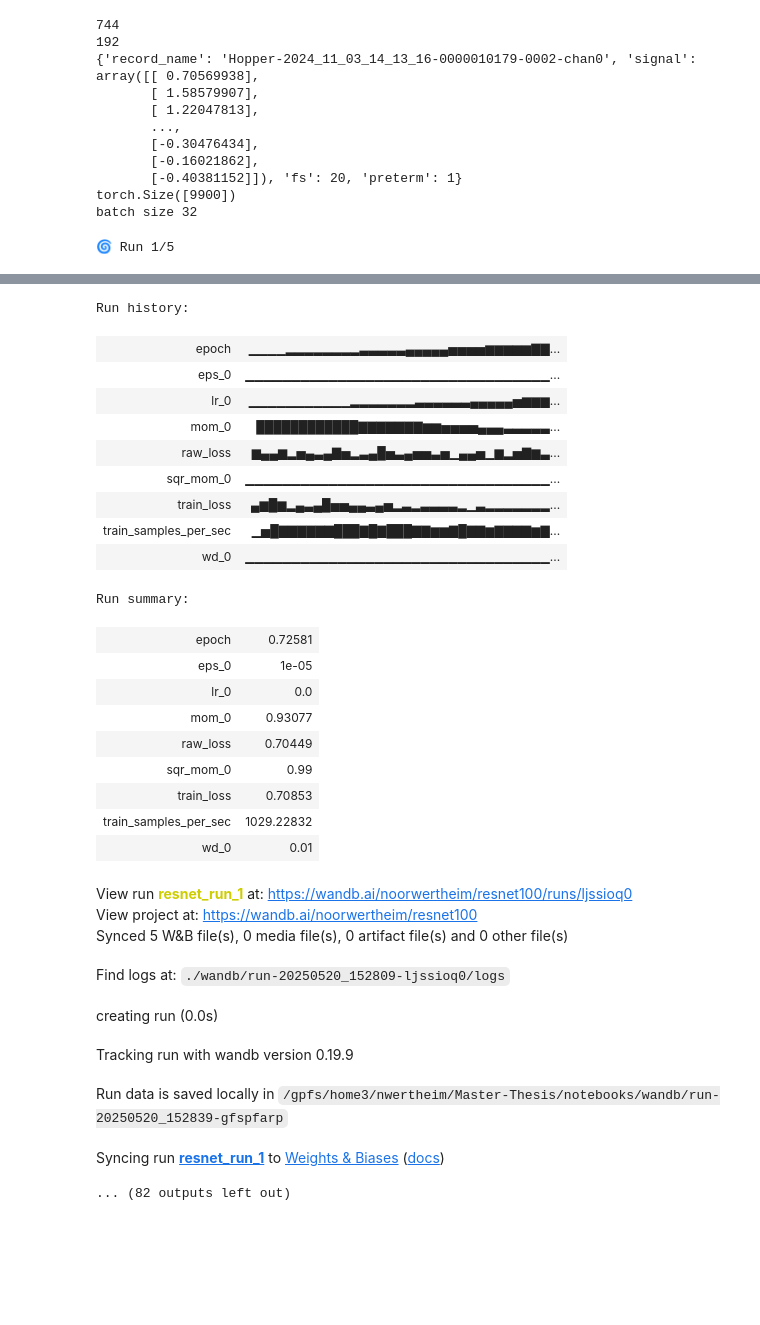
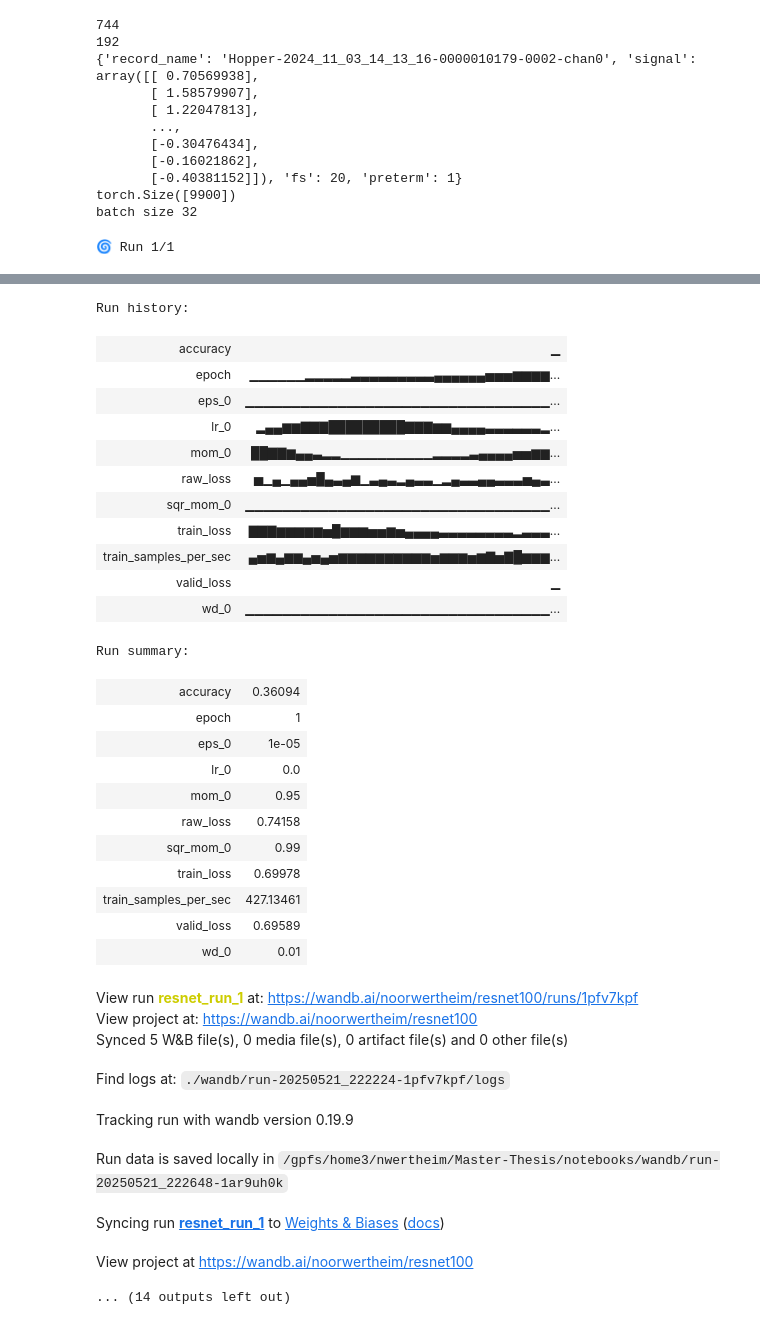
Before and after one commit to noorwertheim/Master-Thesis, a Jupyter notebook: notebooks/resnet_multiple_init_aggr_pred.ipynb, the cells around one changed output, grey strips where cells are left out. Drawn from its saved outputs; the diff is of its cells as text; code cells hidden in the pictures; blank space fills up the shorter version.

```diff
--- a/notebooks/resnet_multiple_init_aggr_pred.ipynb
+++ b/notebooks/resnet_multiple_init_aggr_pred.ipynb
@@ -161,8 +161,8 @@ def seed_everything(seed):
     torch.manual_seed(seed)
     torch.cuda.manual_seed_all(seed)
 
-num_epochs = 10
-num_runs = 5
+num_epochs = 1
+num_runs = 1
 all_train_losses = []
 all_valid_losses = []
 all_metrics = []
@@ -170,6 +170,7 @@ all_metrics = []
 best_ap = -1
 best_preds = None
 best_targs = None
+best_probs = None
 
 all_pred_labels = []
 all_pred_probs = []
@@ -228,11 +229,22 @@ for run in range(num_runs):
     all_valid_losses.append(valid_loss)
 
     # Get predictions
-    preds, targs = learn.get_preds(dl=learn.dls.valid)
-    pred_labels = preds.argmax(dim=1)
-    pred_probs = preds[:, 1].cpu().numpy()
+    preds, targs = learn.get_preds(dl=dls.valid)
+
+    # Convert logits to probabilities
+    probs = torch.nn.functional.softmax(preds, dim=1)
+
+    # Get predicted class labels (0 or 1)
+    pred_labels = probs.argmax(dim=1)
+    pred_labels_np = pred_labels.cpu().numpy()
+    # Get probability of class 1
+    pred_probs = probs[:, 1].cpu().numpy()
+    print('preds', preds)
+    print('probs', probs)
+    print('pred labels', pred_labels)
+    # Convert true labels to numpy
     true_labels = targs.cpu().numpy()
-    pred_labels_np = pred_labels.cpu().numpy()
+
     all_pred_labels.append(pred_labels_np)  # shape (n_samples,)
     all_pred_probs.append(pred_probs)       # shape (n_samples,)
 
@@ -251,62 +263,67 @@ for run in range(num_runs):
     #     writer = csv.writer(file)
     #     writer.writerow([run + 1, data_subset, acc, prec, rec, f1, ap, auc])
 
     wandb.log({
         "final_accuracy": acc,
         "final_precision": prec,
         "final_recall": rec,
         "final_f1": f1,
         "final_average_precision": ap,
         "final_auc": auc
     })
 
     wandb.finish()
 
     if ap > best_ap:
         best_ap = ap
         best_preds = preds
+        best_probs = pred_probs
         best_targs = true_labels
         best_run_index = run + 1  # runs are 1-indexed in your naming
 
 
 
 # Convert to arrays for easy processing
 all_train_losses = np.stack(all_train_losses)
 all_valid_losses = np.stack(all_valid_losses)
 all_metrics = np.stack(all_metrics)
 print(f"\n🏆 Best model was from run {best_run_index} with AP score of {best_ap:.4f}")
 # %% [output]
-🌀 Run 1/5
+🌀 Run 1/1
 [interactive output not drawn]
 Run history:
-| epoch | ▁▁▁▁▂▂▂▂▂▂▂▂▃▃▃▃▃▄▄▄▄▄▅▅▅▅▆▆▆▆▆▇▇... |
+| accuracy | ▁ |
+| epoch | ▁▁▁▁▁▁▂▂▂▂▂▃▃▃▃▃▃▃▃▃▄▄▄▄▄▄▅▅▅▆▆▆▆... |
 | eps_0 | ▁▁▁▁▁▁▁▁▁▁▁▁▁▁▁▁▁▁▁▁▁▁▁▁▁▁▁▁▁▁▁▁▁... |
-| lr_0 | ▁▁▁▁▁▁▁▁▁▁▁▂▂▂▂▂▂▂▃▃▃▃▃▃▄▄▄▄▄▅▆▆▆... |
-| mom_0 | ████████████▇▇▇▇▇▇▇▆▆▅▅▅▅▄▄▄▃▃▃▃▃... |
-| raw_loss | ▆▄▄▆▂▅▄▃▄▇▅▂▃▄█▅▃▄▅▅▃▅▁▄▄▅▁▆▂▅▇▆▃... |
+| lr_0 | ▂▄▄▆▆▇▇▇█████████▇▇▇▆▆▄▄▄▄▃▃▃▃▃▃▂... |
+| mom_0 | ██▇▇▆▄▄▃▂▂▁▁▁▁▁▁▁▁▁▁▂▂▂▂▃▄▄▄▄▅▅▆▆... |
+| raw_loss | ▅▁▄▁▄▄▅█▄▃▄▆▁▃▄▃▂▄▃▃▁▂▄▃▃▄▄▃▃▃▅▄▃... |
 | sqr_mom_0 | ▁▁▁▁▁▁▁▁▁▁▁▁▁▁▁▁▁▁▁▁▁▁▁▁▁▁▁▁▁▁▁▁▁... |
-| train_loss | ▄▆█▆▂▄▃▄█▅▅▄▄▃▄▅▂▃▂▃▃▃▃▂▁▃▂▂▂▂▂▂▂... |
-| train_samples_per_sec | ▁▅█▇▇▇▇▇▇███▇█▇███▇▇▆▆▇█▇▇▆▇▇▇▇▆▇... |
+| train_loss | ▇▇▇▆▆▆▆▆▅█▆▆▆▅▅▆▅▄▄▄▄▃▃▃▃▃▃▃▃▂▃▃▃... |
+| train_samples_per_sec | ▄▅▆▄▆▆▄▅▄▅▆▆▆▆▆▆▆▆▆▆▅▆▆▆▅▆▇▅▇█▆▆▆... |
+| valid_loss | ▁ |
 | wd_0 | ▁▁▁▁▁▁▁▁▁▁▁▁▁▁▁▁▁▁▁▁▁▁▁▁▁▁▁▁▁▁▁▁▁... |
 Run summary:
-| epoch | 0.72581 |
+| accuracy | 0.36094 |
+| epoch | 1 |
 | eps_0 | 1e-05 |
 | lr_0 | 0.0 |
-| mom_0 | 0.93077 |
-| raw_loss | 0.70449 |
+| mom_0 | 0.95 |
+| raw_loss | 0.74158 |
 | sqr_mom_0 | 0.99 |
-| train_loss | 0.70853 |
-| train_samples_per_sec | 1029.22832 |
+| train_loss | 0.69978 |
+| train_samples_per_sec | 427.13461 |
+| valid_loss | 0.69589 |
 | wd_0 | 0.01 |
-View run resnet_run_1 at: https://wandb.ai/noorwertheim/resnet100/runs/ljssioq0
+View run resnet_run_1 at: https://wandb.ai/noorwertheim/resnet100/runs/1pfv7kpf
 View project at: https://wandb.ai/noorwertheim/resnet100
 Synced 5 W&B file(s), 0 media file(s), 0 artifact file(s) and 0 other file(s)
-Find logs at: ./wandb/run-20250520_152809-ljssioq0/logs
+Find logs at: ./wandb/run-20250521_222224-1pfv7kpf/logs
-creating run (0.0s)
+Tracking run with wandb version 0.19.9
-Tracking run with wandb version 0.19.9
+Run data is saved locally in /gpfs/home3/nwertheim/Master-Thesis/notebooks/wandb/run-20250521_222648-1ar9uh0k
-Run data is saved locally in /gpfs/home3/nwertheim/Master-Thesis/notebooks/wandb/run-20250520_152839-gfspfarp
+Syncing run resnet_run_1 to Weights & Biases (docs)
-Syncing run resnet_run_1 to Weights & Biases (docs)
+View project at https://wandb.ai/noorwertheim/resnet100
-... (82 outputs left out)
+... (14 outputs left out)
 # %%
 # preds, targs = learn.get_preds(dl=test_loader)
 print(f"\n🏆 Best model was from run {best_run_index} with AP score of {best_ap:.4f}")
```
Also changed, not shown: parts of 3 cells of this notebook, 5 other files.
